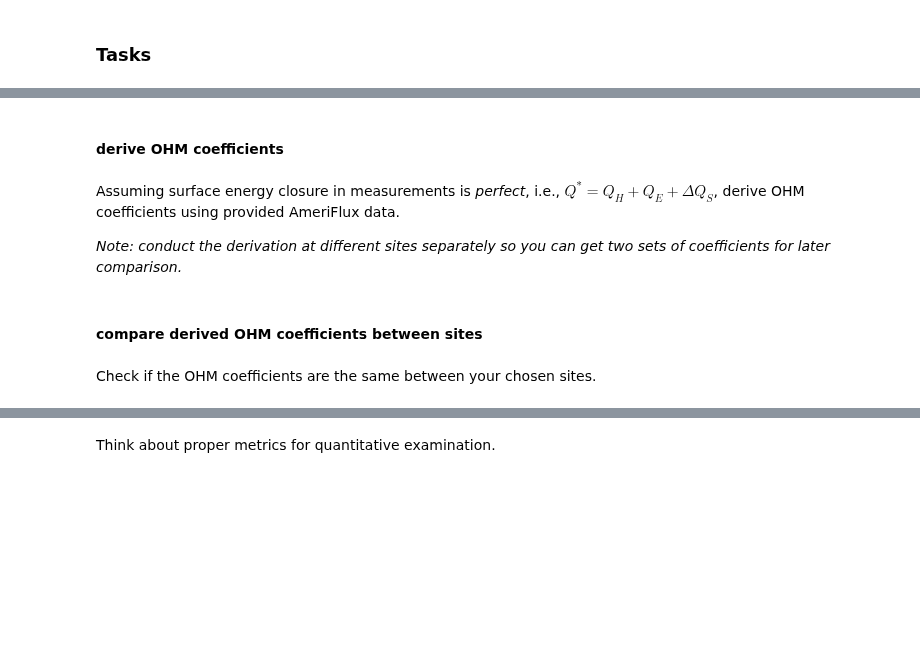
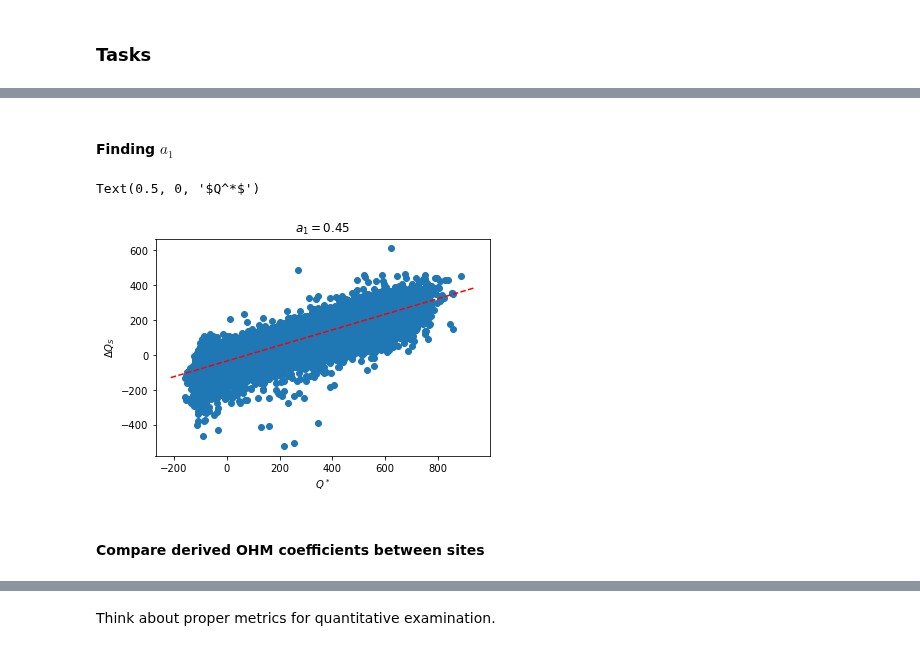
Before and after one commit to BLM-UoR/BLM, a Jupyter notebook: docs/tasks/task4.ipynb, the cells around one changed output, grey strips where cells are left out. Drawn from its saved outputs; the diff is of its cells as text; code cells hidden in the pictures; blank space fills up the shorter version.

```diff
--- a/docs/tasks/task4.ipynb
+++ b/docs/tasks/task4.ipynb
@@ -38,10 +83,20 @@ df_data = pd.read_csv(path_data, index_col='time',parse_dates=['time'])
+# %% [markdown]
+#### Finding $a_1$
+# %%
+from scipy.stats import linregress
+
+fig, ax = plt.subplots(1, 1)
+slope = linregress(QSTAR, QS).slope
+intercept=linregress(QSTAR, QS).intercept
+
+ax.scatter(QSTAR, QS)
+lim = ax.get_xlim()
+plt.plot(lim, [x * slope+intercept for x in lim], color='r', linestyle='--')
+plt.title(f'$a_1 = {slope:.2f}$')
+plt.ylabel('$\Delta Q_S$')
+plt.xlabel('$Q^*$')
+# %% [output]
+Text(0.5, 0, '$Q^*$')
+[figure, added]
 # %% [markdown]
-#### derive OHM coefficients
+#### Compare derived OHM coefficients between sites
-# %% [markdown]
-Assuming surface energy closure in measurements is *perfect*, i.e., $Q^*=Q_H+Q_E+\Delta{Q_S}$, derive OHM coefficients using provided AmeriFlux data.
-
-*Note: conduct the derivation at different sites separately so you can get two sets of coefficients for later comparison.*
-# %% [markdown]
-#### compare derived OHM coefficients between sites
-# %% [markdown]
-Check if the OHM coefficients are the same between your chosen sites.
```
Also changed, not shown: parts of 59 cells of this notebook, 3 other files.
